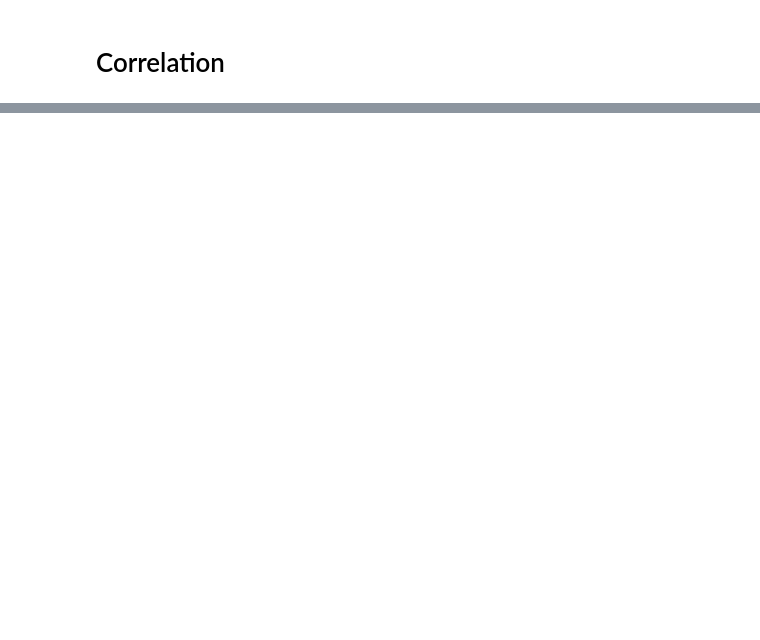
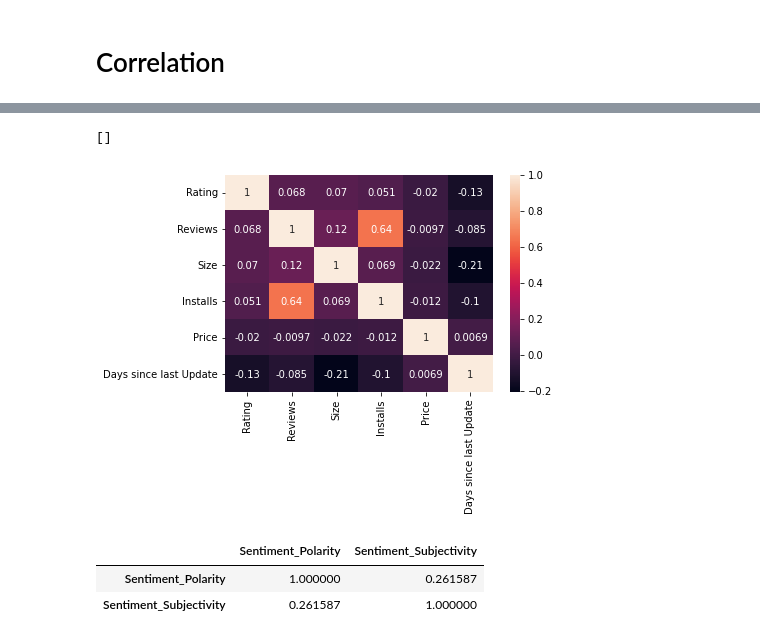
Before and after one commit to Vivekanand-Khatke/Playstore_data_analysis, a Jupyter notebook: Play_Store_App_Review_Analysis.ipynb, the cells around one changed output, grey strips where cells are left out. Saved outputs shown, nothing was run; the diff lists cells and outputs as text; code cells hidden in the pictures; blank space fills up the shorter version.

```diff
--- a/Play_Store_App_Review_Analysis.ipynb
+++ b/Play_Store_App_Review_Analysis.ipynb
@@ -227,0 +304,12 @@ play_store_data.corr()
+# %%
+sns.heatmap(play_store_data.corr(), annot = True)
+plt.plot()
+# %% [output]
+[]
+[figure, added]
+# %%
+user_reviews_data.corr()
+# %% [output]
+|  | Sentiment_Polarity | Sentiment_Subjectivity |
+| Sentiment_Polarity | 1.000000 | 0.261587 |
+| Sentiment_Subjectivity | 0.261587 | 1.000000 |
```
Also changed, not shown: parts of 53 cells of this notebook.
